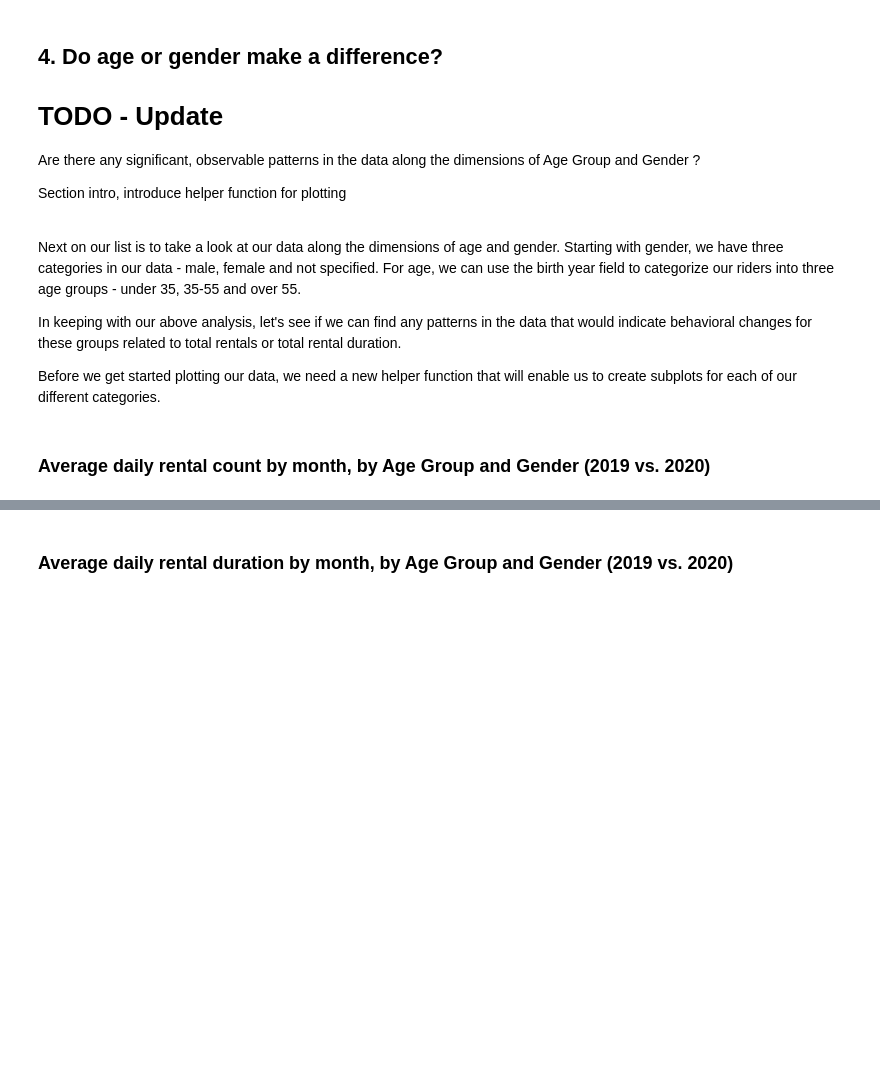
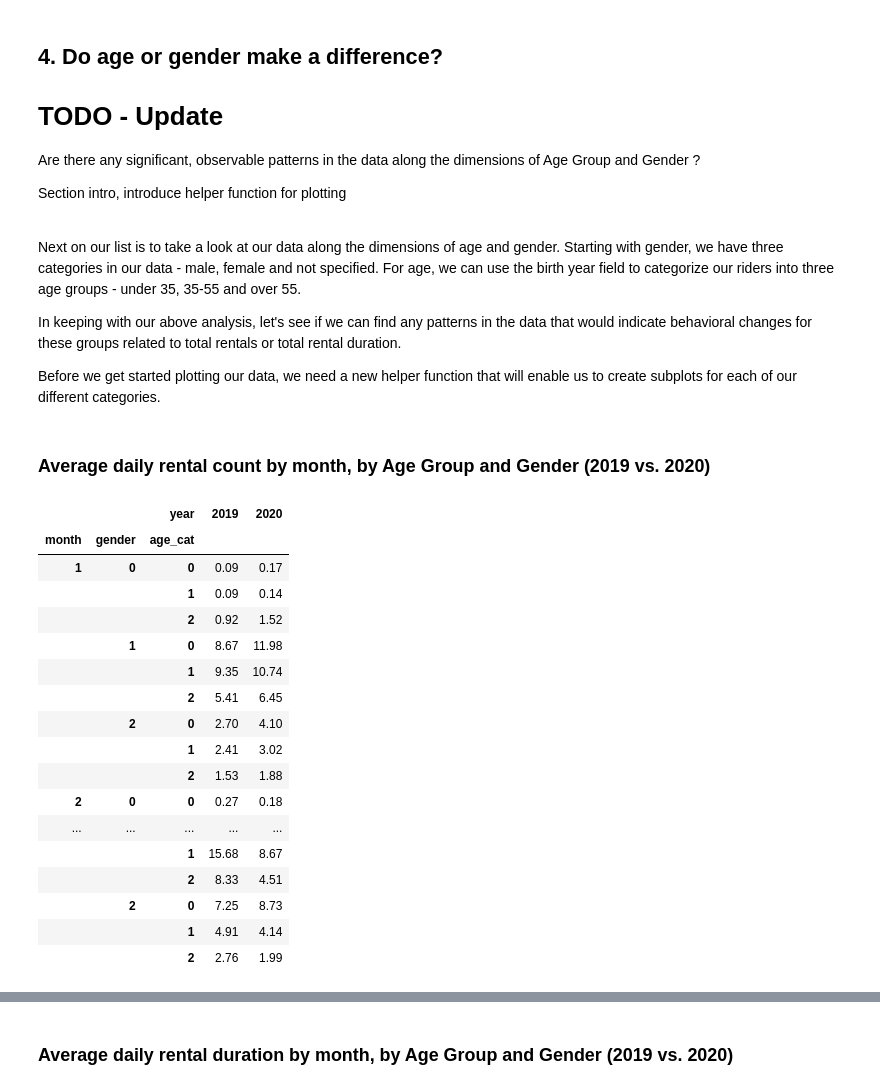
Before and after one commit to stevenrhart/bike-rentals, a Jupyter notebook: notebooks/Covid Impact on Bike Rentals in NYC.ipynb, the cells around one changed output, grey strips where cells are left out. Cells and saved outputs as stored; diff of their text form; code cells hidden in the pictures; blank space fills up the shorter version.

```diff
--- a/notebooks/Covid Impact on Bike Rentals in NYC.ipynb
+++ b/notebooks/Covid Impact on Bike Rentals in NYC.ipynb
@@ -669,3 +689,27 @@ df["age_cat"] = df['birth_year'].apply(assign_age_cat)
 df = df[df.age_cat != 3]
 # %% [markdown]
 ### Average daily rental count by month, by Age Group and Gender (2019 vs. 2020)
+# %%
+# Pivot df using helper function
+df_pivot = pivot_df(df, ['month', 'day', 'gender', 'age_cat'], ['year'], 'rental_count', .001, impute=True)
+df_pivot = df_pivot.pivot_table(index=['month', 'gender', 'age_cat'], values=[2019, 2020])
+df_pivot
+# %% [output]
+|  |  | year | 2019 | 2020 |
+| month | gender | age_cat |  |  |
+| 1 | 0 | 0 | 0.09 | 0.17 |
+|  |  | 1 | 0.09 | 0.14 |
+|  |  | 2 | 0.92 | 1.52 |
+|  | 1 | 0 | 8.67 | 11.98 |
+|  |  | 1 | 9.35 | 10.74 |
+|  |  | 2 | 5.41 | 6.45 |
+|  | 2 | 0 | 2.70 | 4.10 |
+|  |  | 1 | 2.41 | 3.02 |
+|  |  | 2 | 1.53 | 1.88 |
+| 2 | 0 | 0 | 0.27 | 0.18 |
+| ... | ... | ... | ... | ... |
+|  |  | 1 | 15.68 | 8.67 |
+|  |  | 2 | 8.33 | 4.51 |
+|  | 2 | 0 | 7.25 | 8.73 |
+|  |  | 1 | 4.91 | 4.14 |
+|  |  | 2 | 2.76 | 1.99 |
```
Also changed, not shown: parts of 7 cells of this notebook.
